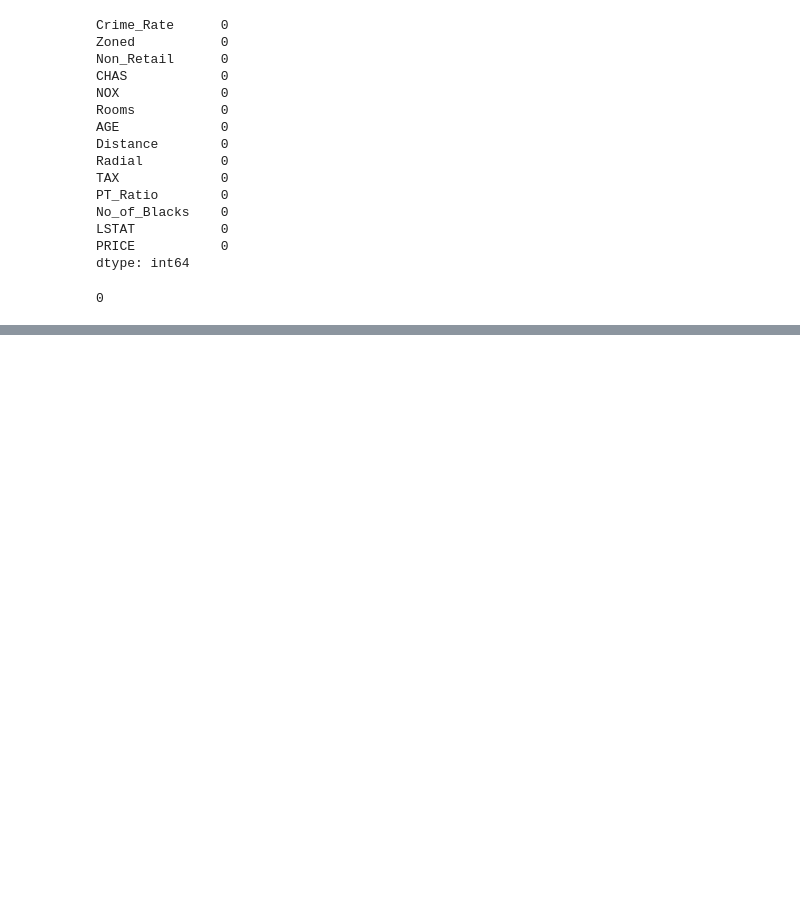
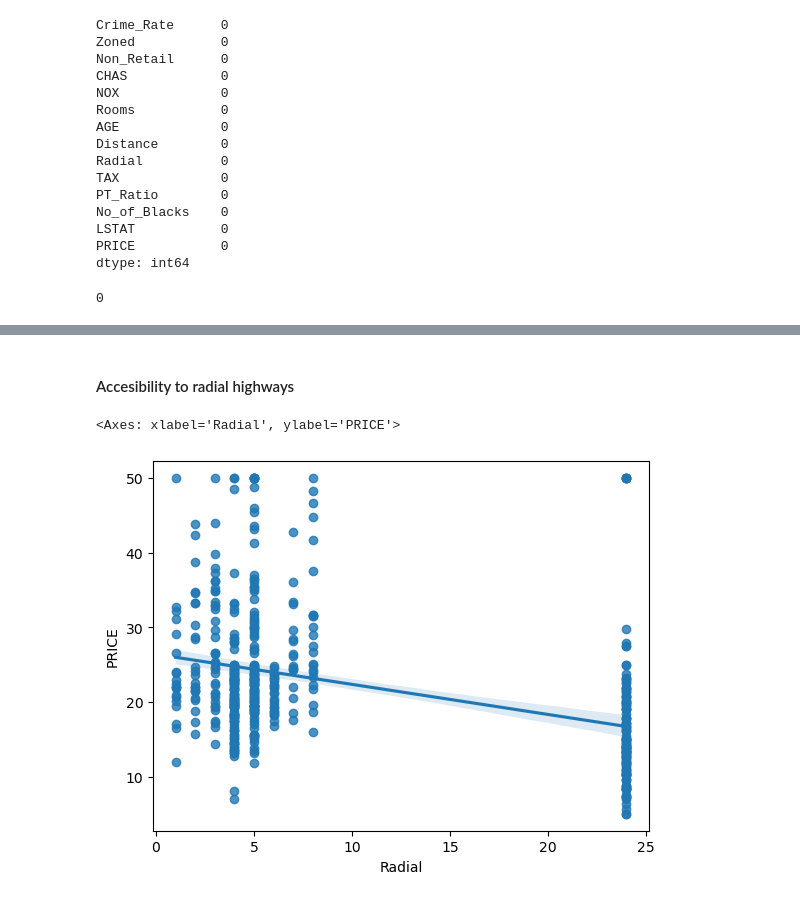
Before and after one commit to Chepngeno-langat/DS-projects, a Jupyter notebook: Multivariable Regression/Multivariable Regression Model.ipynb, the cells around one changed output, grey strips where cells are left out. Cells and saved outputs as stored; diff of their text form; code cells hidden in the pictures; blank space fills up the shorter version.

```diff
--- a/Multivariable Regression/Multivariable Regression Model.ipynb
+++ b/Multivariable Regression/Multivariable Regression Model.ipynb
@@ -96,0 +148,7 @@ len(duplicated)
+# %% [markdown]
+#### Accesibility to radial highways
+# %%
+sns.regplot(x=df_data.Radial, y=df_data.PRICE)
+# %% [output]
+<Axes: xlabel='Radial', ylabel='PRICE'>
+[figure, added]
```
Also changed, not shown: parts of 12 cells of this notebook.
